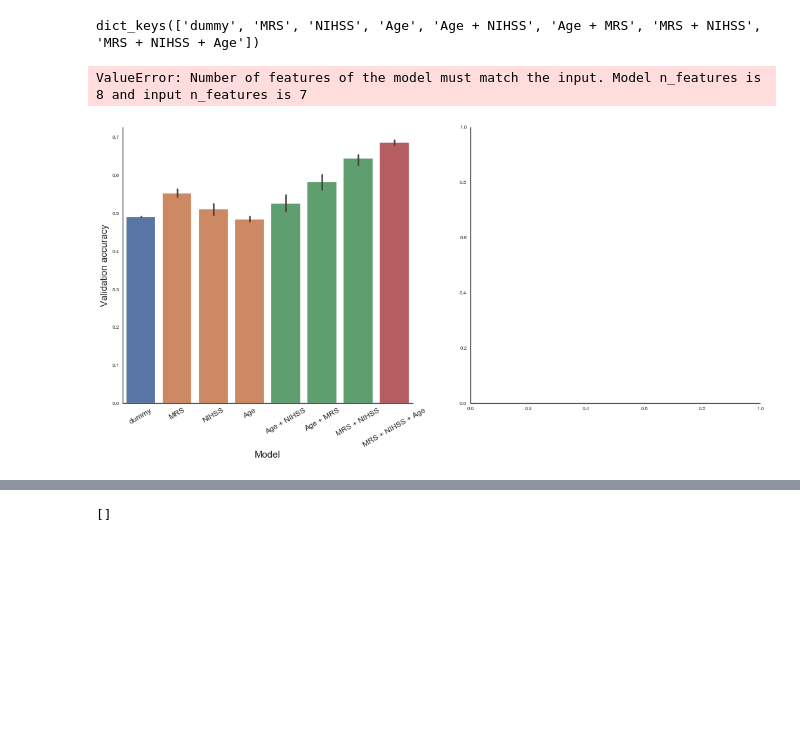
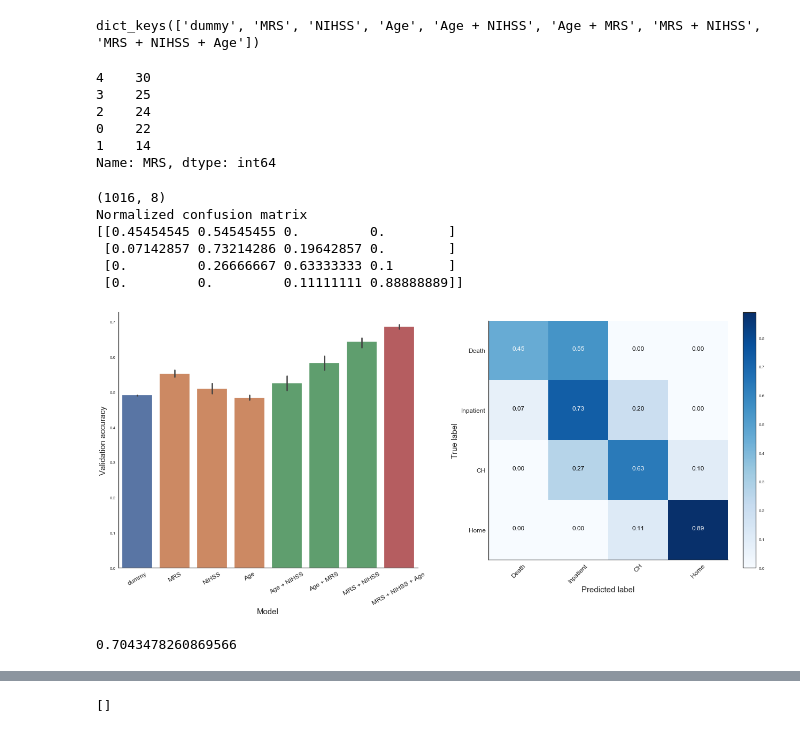
Before and after one commit to archydeberker/stroke-discharge, a Jupyter notebook: code/stroke-analysis.ipynb, the cells around one changed output, grey strips where cells are left out. Cells and saved outputs as stored; diff of their text form; code cells hidden in the pictures; blank space fills up the shorter version.

```diff
--- a/code/stroke-analysis.ipynb
+++ b/code/stroke-analysis.ipynb
@@ -67,7 +67,7 @@ df = pd.read_excel('../data/Discharge destinations 2.xlsx',
 
 df.reset_index(inplace=True)
 df.drop(['index', 'Key'], axis=1, inplace=True)
-outcome_dict={0:'Death', 1:'Inpatient', 2:'Comm. Hosp.', 3:'Home'}
+outcome_dict={0:'Death', 1:'Inpatient', 2:'CH', 3:'Home'}
 df['Outcome']=df['Outcome'].map(lambda x: outcome_dict[x])
 # %%
 order = ['Home', 'Comm. Hosp.', 'Inpatient', 'Death']
@@ -971,6 +977,15 @@ model_map = {'dummy':0,
             'Age + MRS':2,
             'MRS + NIHSS':2,
             'MRS + NIHSS + Age':3}
+# %%
+df_test.MRS.value_counts()
+# %% [output]
+4    30
+3    25
+2    24
+0    22
+1    14
+Name: MRS, dtype: int64
 # %%
 fig, axes = plt.subplots(ncols=2, figsize=(full_figure_width, figure_height))
 
@@ -990,35 +1005,43 @@ plt.sca(axes[0])
 plt.legend([],[])
 plt.ylabel('Validation accuracy',fontsize=_xlabel_size)
 plt.xlabel('Model', fontsize=_ylabel_size)
 b.set_xticklabels(performance.model.unique(), rotation=30, fontsize=int(_xlabel_size*0.8))
 
 
 X = df_train[['NIHSS', 'Age']].values.reshape(-1,2)
 X = stats.zscore(X)
 X = np.concatenate((X, pd.get_dummies(df_train['MRS']).values), axis=1)
-
+print(X.shape)
 best_rf.fit(X, y)
 
 X = df_train[['NIHSS', 'Age']].values.reshape(-1,2)
 X_test = df_test[['NIHSS', 'Age']].values.reshape(-1,2)
 
 X_test = (X_test - X.mean(axis=0)) / X.std(axis=0)
 
-X_test = np.concatenate((X_test, pd.get_dummies(df_test['MRS']).values), axis=1)
+# have to add a zero column because there are no MRS=5 examples
+X_test = np.concatenate((X_test, pd.get_dummies(df_test['MRS']).values, np.zeros((X_test.shape[0], 1))), axis=1)
 
 y_pred = best_rf.predict(X_test)
 y_test = df_test['Outcome'].map({v:k for k,v in outcome_dict.items()}).values
 
 
 plt.sca(axes[1])
-plot_confusion_matrix(confusion_matrix(y, y_pred), classes=outcome_dict.values())
+confusion_mtx = confusion_matrix(y_test, y_pred)
+plot_confusion_matrix(confusion_mtx, classes=outcome_dict.values(), normalize=True)
 plt.title('')
 plt.tight_layout(pad=0.4, w_pad=4, h_pad=1.0)
 
 plt.show()
 print(best_rf.score(X_test, y_test))
 with open('figures/fig3.png', 'wb') as fileout:
      fig.savefig(fileout, bbox_inches='tight')
 # %% [output]
-ValueError: Number of features of the model must match the input. Model n_features is 8 and input n_features is 7
+(1016, 8)
+Normalized confusion matrix
+[[0.45454545 0.54545455 0.         0.        ]
+ [0.07142857 0.73214286 0.19642857 0.        ]
+ [0.         0.26666667 0.63333333 0.1       ]
+ [0.         0.         0.11111111 0.88888889]]
-[figure, old version]
+[figure, new version]
+0.7043478260869566
```
Also changed, not shown: parts of 24 cells of this notebook, 2 other files.
